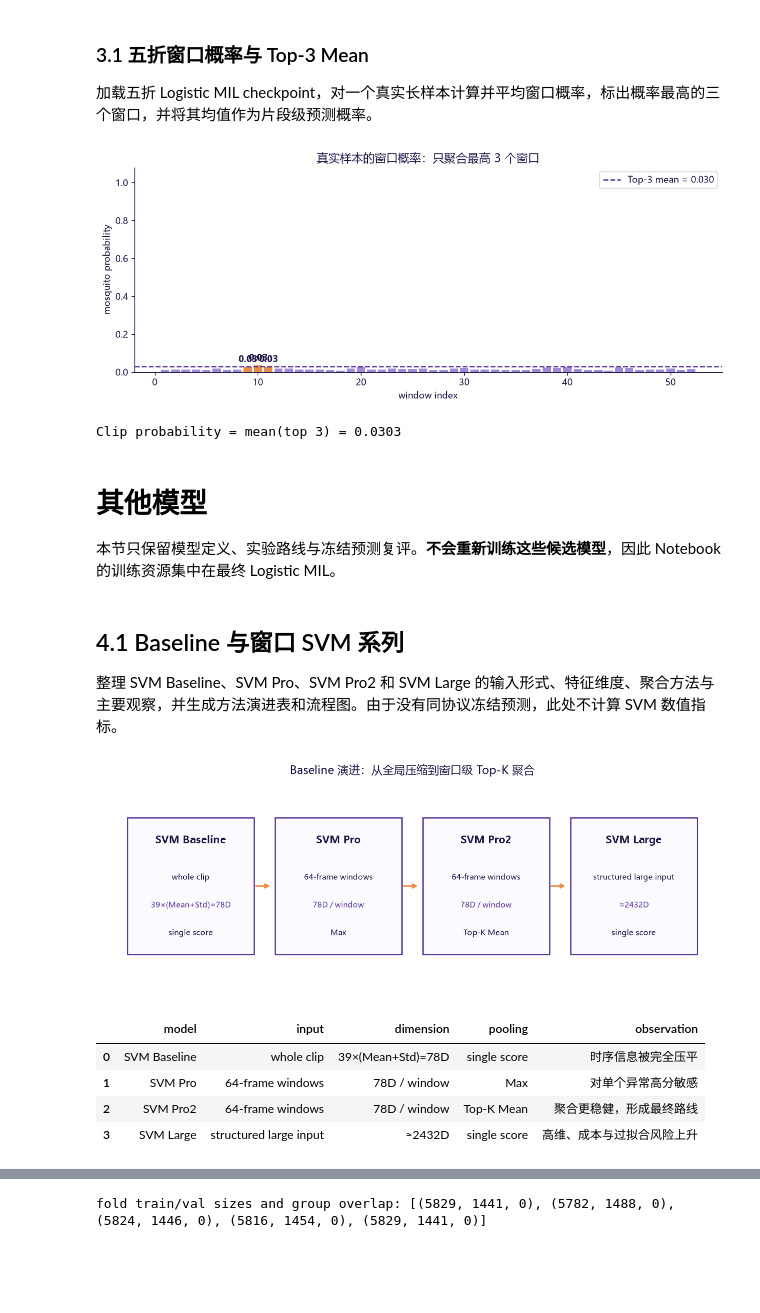
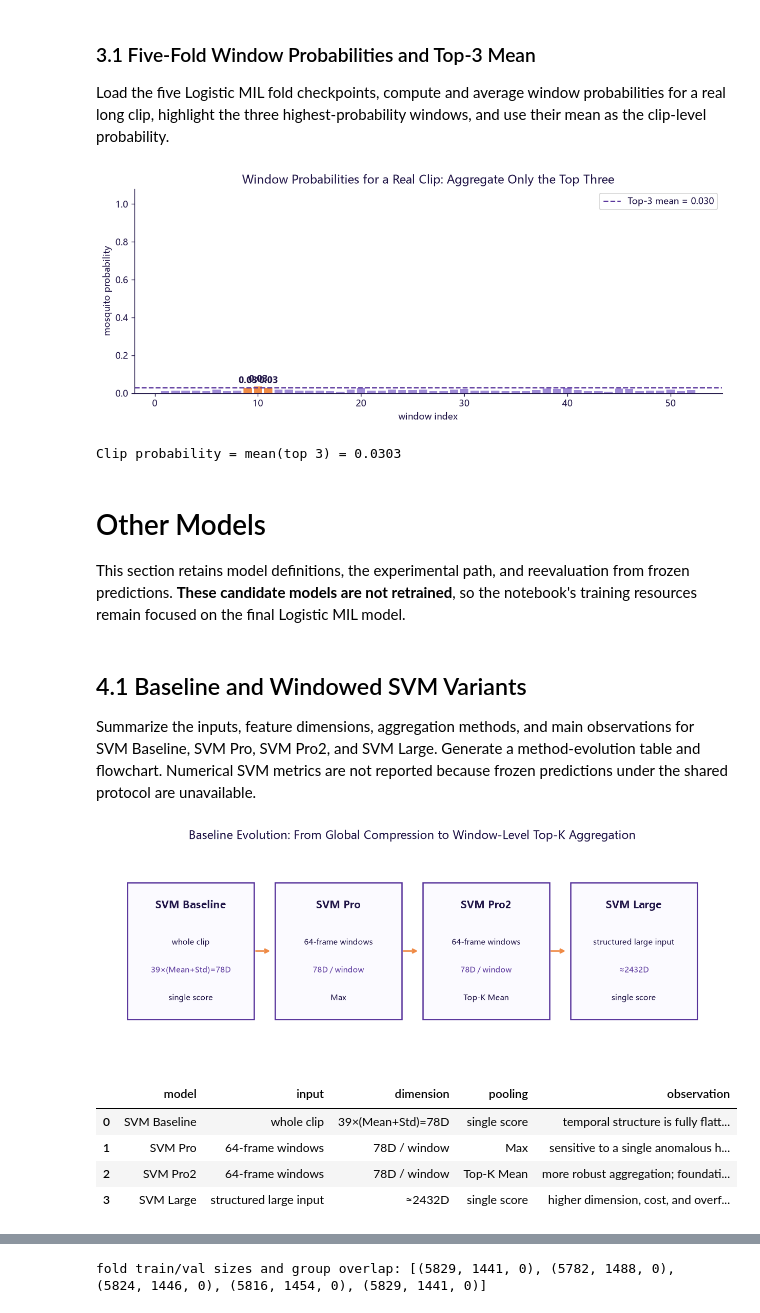
Before and after one commit to yinyuqin/Mosquitoes_detection, a Jupyter notebook: output/jupyter-notebook/mosquito_detection.ipynb, the cells around one changed output, grey strips where cells are left out. Saved outputs shown, nothing was run; the diff lists cells and outputs as text; code cells hidden in the pictures; blank space fills up the shorter version.

```diff
--- a/output/jupyter-notebook/mosquito_detection.ipynb
+++ b/output/jupyter-notebook/mosquito_detection.ipynb
@@ -45,7 +45,7 @@ def find_project_root() -> Path:
         if candidate and (candidate / "scripts").is_dir() and (candidate / "outputs").is_dir():
             return candidate.resolve()
     raise FileNotFoundError(
-        "找不到项目根目录。请设置环境变量 MOSQUITO_PROJECT_ROOT 后重启内核。"
+        "Project root not found. Set MOSQUITO_PROJECT_ROOT and restart the kernel."
     )
 
 ROOT = find_project_root()
@@ -76,7 +76,7 @@ def ensure_bundle_fallback():
             if not destination.exists():
                 destination.parent.mkdir(parents=True, exist_ok=True)
                 destination.write_bytes(bundle.read(member))
-    print("已从 submission_data.zip 恢复快速复现文件。")
+    print("Fast-reproduction files were restored from submission_data.zip.")
 
 ensure_bundle_fallback()
 
@@ -104,7 +104,7 @@ def save_figure(fig, filename: str):
     plt.close(fig)
     return path.relative_to(ROOT)
 
-print("项目根目录已自动解析；可用 MOSQUITO_PROJECT_ROOT 覆盖。")
-print(f"图表目录: {FIG_DIR.relative_to(ROOT)}")
-print(f"模式: preprocess={RUN_FULL_PREPROCESS}, training={RUN_TRAINING}, OOD inference={RUN_OOD_INFERENCE}")
+print("The project root was detected automatically; MOSQUITO_PROJECT_ROOT can override it.")
+print(f"Figure directory: {FIG_DIR.relative_to(ROOT)}")
+print(f"Mode: preprocess={RUN_FULL_PREPROCESS}, training={RUN_TRAINING}, OOD inference={RUN_OOD_INFERENCE}")
 # %% [output]
@@ -178,21 +178,21 @@ assert ood_report["dataset"]["failed_sample_count"] == 8
 fig, axes = plt.subplots(1, 2, figsize=(12, 4.6))
 axes[0].bar(["Mosquito", "Background"], [6683, 2432], color=[COLORS["purple"], COLORS["cyan"]])
 axes[0].set_title("ID · HumBugDB (n=9,115)", fontweight="bold")
-axes[0].set_ylabel("有效片段数")
+axes[0].set_ylabel("Valid clips")
 axes[0].text(0, 6683 + 120, "6,683 · 73.3%", ha="center", fontweight="bold")
 axes[0].text(1, 2432 + 120, "2,432", ha="center", fontweight="bold")
 ood_names = ["data1", "data2", "Vasconcelos", "other"]
 ood_counts = [70, 100, 1689, 10]
 axes[1].bar(ood_names, ood_counts, color=[COLORS["cyan"], COLORS["lavender"], COLORS["purple"], COLORS["orange"]])
 axes[1].set_title("OOD · 170 background + 1,699 mosquito", fontweight="bold")
-axes[1].set_ylabel("有效片段数")
+axes[1].set_ylabel("Valid clips")
 axes[1].tick_params(axis="x", rotation=18)
-axes[1].text(1, 450, "100 clips\n同一源录音", ha="center", color=COLORS["red"], fontweight="bold")
+axes[1].text(1, 450, "100 clips\nfrom one recording", ha="center", color=COLORS["red"], fontweight="bold")
 axes[1].text(2, 1720, "1,689 (+8 zero-length failed)", ha="center", fontsize=9)
 for ax in axes:
     ax.spines[["top", "right"]].set_visible(False)
     ax.grid(axis="y", color=COLORS["grid"], alpha=.6)
-fig.suptitle("数据构成：训练域与真实分布偏移", fontsize=16, fontweight="bold")
+fig.suptitle("Dataset Composition: Training Domain and Real Distribution Shift", fontsize=16, fontweight="bold")
 save_figure(fig, "fig_02_dataset_composition.png")
 manifest_df
 # %% [output]
@@ -398,8 +398,8 @@ save_figure(fig, "fig_03_long_windowing.png")
 WindowsPath('outputs/notebook_figures/fig_03_long_windowing.png')
 # %% [markdown]
-### 3.1 五折窗口概率与 Top-3 Mean
+### 3.1 Five-Fold Window Probabilities and Top-3 Mean
 
-加载五折 Logistic MIL checkpoint，对一个真实长样本计算并平均窗口概率，标出概率最高的三个窗口，并将其均值作为片段级预测概率。
+Load the five Logistic MIL fold checkpoints, compute and average window probabilities for a real long clip, highlight the three highest-probability windows, and use their mean as the clip-level probability.
 # %%
 class WindowLogisticRegression(nn.Module):
     def __init__(self, input_dim: int = 78):
@@ -429,49 +429,49 @@ ax.bar(np.arange(1, len(starts) + 1), window_probabilities, color=colors)
 ax.axhline(clip_probability, color=COLORS["purple"], linestyle="--", label=f"Top-3 mean = {clip_probability:.3f}")
 for i in top_indices:
     ax.text(i + 1, window_probabilities[i] + .025, f"{window_probabilities[i]:.2f}", ha="center", fontweight="bold")
-ax.set(xlabel="window index", ylabel="mosquito probability", ylim=(0, 1.08), title="真实样本的窗口概率：只聚合最高 3 个窗口")
+ax.set(xlabel="window index", ylabel="mosquito probability", ylim=(0, 1.08), title="Window Probabilities for a Real Clip: Aggregate Only the Top Three")
 ax.legend(); ax.spines[["top", "right"]].set_visible(False)
 save_figure(fig, "fig_03_top3_pooling.png")
 print(f"Clip probability = mean(top 3) = {clip_probability:.4f}")
 # %% [output]
-[figure, old version]
+[figure, new version]
 Clip probability = mean(top 3) = 0.0303
 # %% [markdown]
-# 其他模型
+# Other Models
 
-本节只保留模型定义、实验路线与冻结预测复评。**不会重新训练这些候选模型**，因此 Notebook 的训练资源集中在最终 Logistic MIL。
+This section retains model definitions, the experimental path, and reevaluation from frozen predictions. **These candidate models are not retrained**, so the notebook's training resources remain focused on the final Logistic MIL model.
 # %% [markdown]
-## 4.1 Baseline 与窗口 SVM 系列
+## 4.1 Baseline and Windowed SVM Variants
 
-整理 SVM Baseline、SVM Pro、SVM Pro2 和 SVM Large 的输入形式、特征维度、聚合方法与主要观察，并生成方法演进表和流程图。由于没有同协议冻结预测，此处不计算 SVM 数值指标。
+Summarize the inputs, feature dimensions, aggregation methods, and main observations for SVM Baseline, SVM Pro, SVM Pro2, and SVM Large. Generate a method-evolution table and flowchart. Numerical SVM metrics are not reported because frozen predictions under the shared protocol are unavailable.
 # %%
 baseline_rows = [
-    ["SVM Baseline", "whole clip", "39×(Mean+Std)=78D", "single score", "时序信息被完全压平"],
-    ["SVM Pro", "64-frame windows", "78D / window", "Max", "对单个异常高分敏感"],
-    ["SVM Pro2", "64-frame windows", "78D / window", "Top-K Mean", "聚合更稳健，形成最终路线"],
-    ["SVM Large", "structured large input", "≈2432D", "single score", "高维、成本与过拟合风险上升"],
+    ["SVM Baseline", "whole clip", "39×(Mean+Std)=78D", "single score", "temporal structure is fully flattened"],
+    ["SVM Pro", "64-frame windows", "78D / window", "Max", "sensitive to a single anomalous high score"],
+    ["SVM Pro2", "64-frame windows", "78D / window", "Top-K Mean", "more robust aggregation; foundation of final method"],
+    ["SVM Large", "structured large input", "≈2432D", "single score", "higher dimension, cost, and overfitting risk"],
 ]
 baseline_df = pd.DataFrame(baseline_rows, columns=["model", "input", "dimension", "pooling", "observation"])
 baseline_df.to_csv(TABLE_DIR / "table_04_baseline_evolution.csv", index=False, encoding="utf-8-sig")
 
 fig, ax = plt.subplots(figsize=(13, 4.5)); ax.axis("off")
 x = np.arange(4)
 for i, row in baseline_df.iterrows():
     ax.add_patch(plt.Rectangle((i-.43, .18), .86, .64, facecolor=COLORS["paper"], edgecolor=COLORS["purple"], linewidth=1.5))
     ax.text(i, .70, row.model, ha="center", fontweight="bold", fontsize=12)
     ax.text(i, .53, row.input, ha="center", fontsize=9)
     ax.text(i, .40, row.dimension, ha="center", fontsize=9, color=COLORS["purple"])
     ax.text(i, .27, row.pooling, ha="center", fontsize=9)
     if i < 3:
         ax.annotate("", xy=(i+.55, .5), xytext=(i+.43, .5), arrowprops=dict(arrowstyle="->", color=COLORS["orange"], lw=2))
-ax.set(xlim=(-.6, 3.6), ylim=(0, 1), title="Baseline 演进：从全局压缩到窗口级 Top-K 聚合")
+ax.set(xlim=(-.6, 3.6), ylim=(0, 1), title="Baseline Evolution: From Global Compression to Window-Level Top-K Aggregation")
 save_figure(fig, "fig_04_baseline_evolution.png")
 baseline_df
 # %% [output]
-[figure, old version]
+[figure, new version]
 |  | model | input | dimension | pooling | observation |
-| 0 | SVM Baseline | whole clip | 39×(Mean+Std)=78D | single score | 时序信息被完全压平 |
-| 1 | SVM Pro | 64-frame windows | 78D / window | Max | 对单个异常高分敏感 |
-| 2 | SVM Pro2 | 64-frame windows | 78D / window | Top-K Mean | 聚合更稳健，形成最终路线 |
-| 3 | SVM Large | structured large input | ≈2432D | single score | 高维、成本与过拟合风险上升 |
+| 0 | SVM Baseline | whole clip | 39×(Mean+Std)=78D | single score | temporal structure is fully flatt... |
+| 1 | SVM Pro | 64-frame windows | 78D / window | Max | sensitive to a single anomalous h... |
+| 2 | SVM Pro2 | 64-frame windows | 78D / window | Top-K Mean | more robust aggregation; foundati... |
+| 3 | SVM Large | structured large input | ≈2432D | single score | higher dimension, cost, and overf... |
 # %% [markdown]
```
Also changed, not shown: parts of 30 cells of this notebook, 13 other files.
